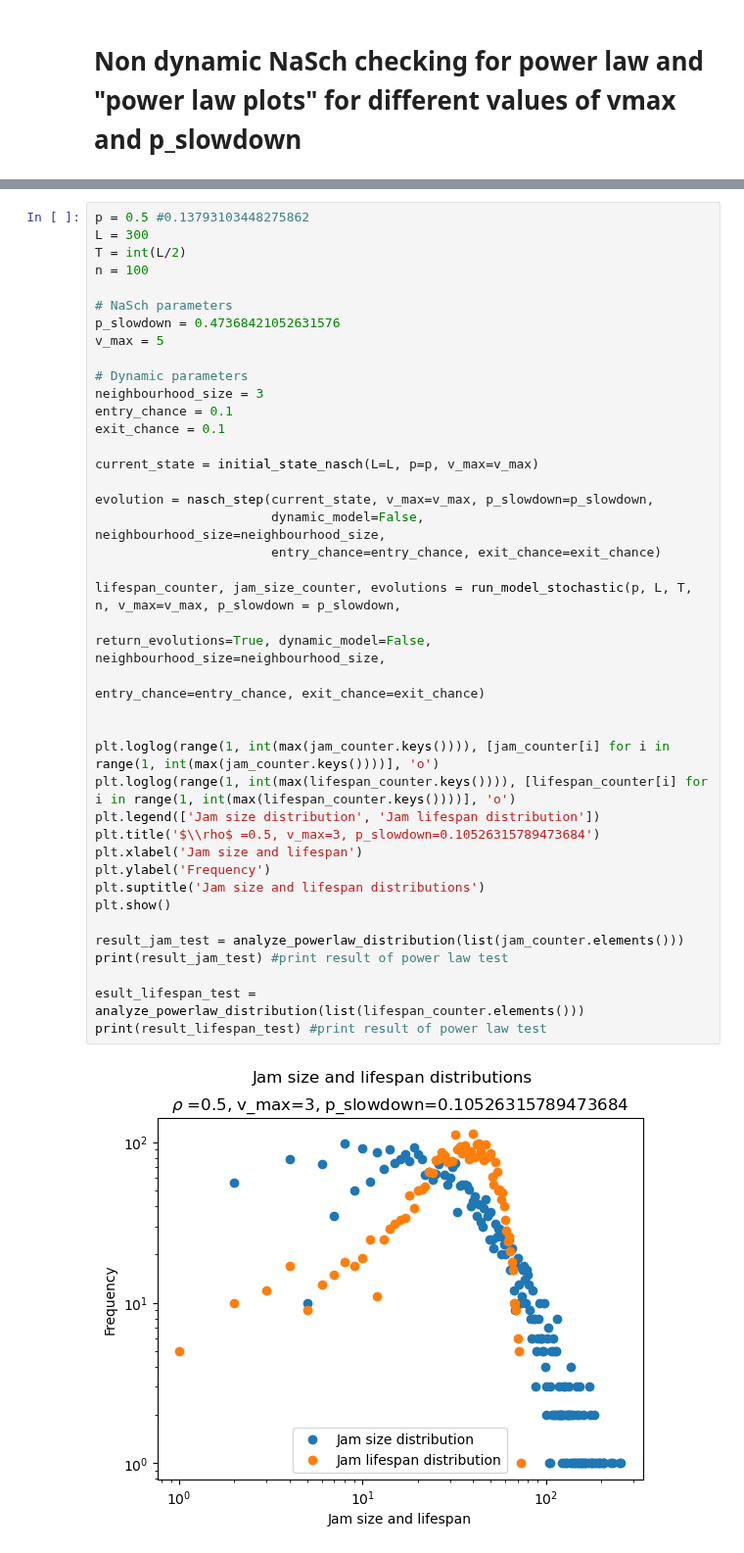
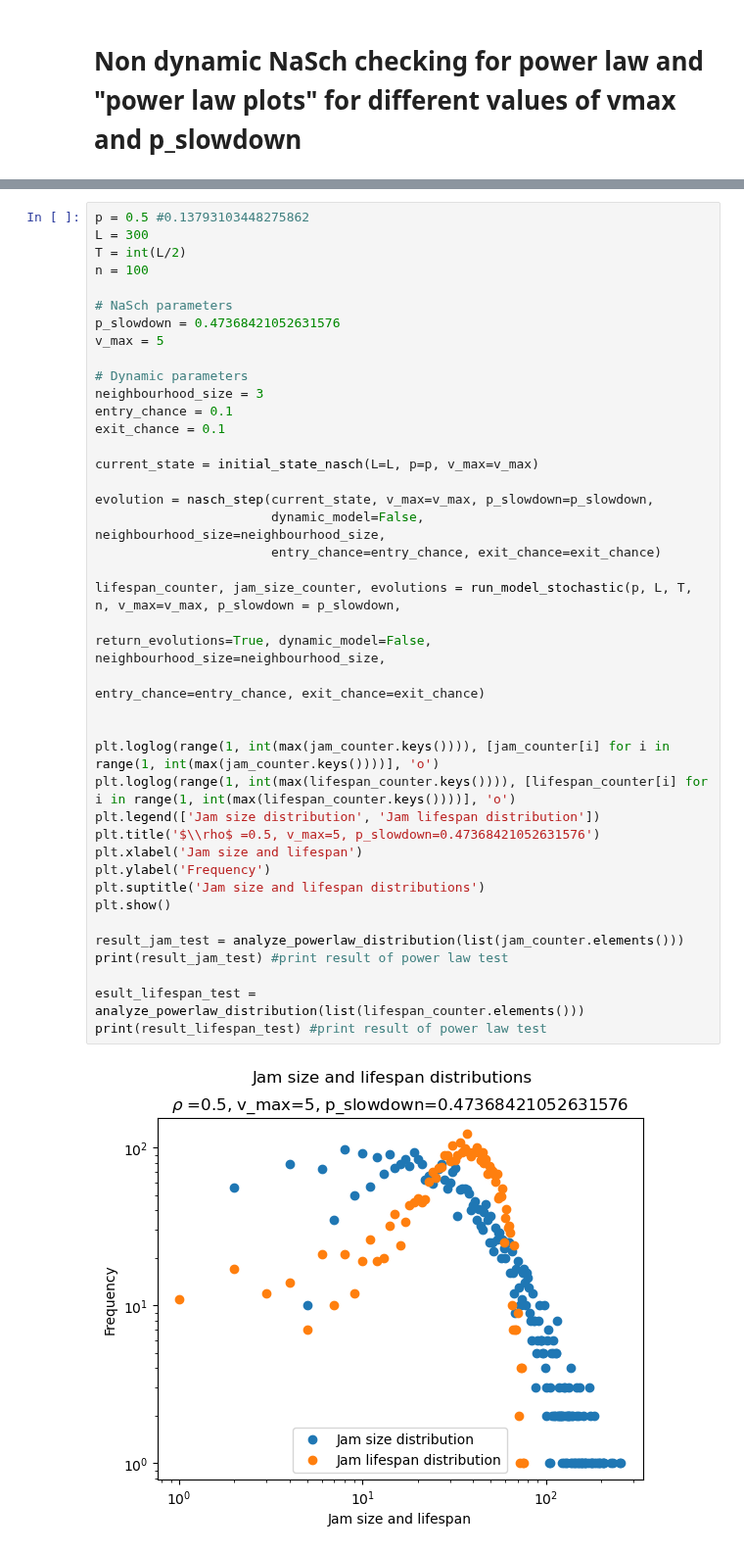
Before and after one commit to ThomasTenDamme/CSS-Group1, a Jupyter notebook: caros_notebook.ipynb, the cells around one changed output, grey strips where cells are left out. Shown at 98% size. Cells and saved outputs as stored; diff of their text form.

```diff
--- a/caros_notebook.ipynb
+++ b/caros_notebook.ipynb
@@ -314,35 +314,35 @@ v_max = 5
 # Dynamic parameters
 neighbourhood_size = 3
 entry_chance = 0.1
 exit_chance = 0.1
 
 current_state = initial_state_nasch(L=L, p=p, v_max=v_max)
 
 evolution = nasch_step(current_state, v_max=v_max, p_slowdown=p_slowdown,
                        dynamic_model=False, neighbourhood_size=neighbourhood_size,
                        entry_chance=entry_chance, exit_chance=exit_chance)
 
 lifespan_counter, jam_size_counter, evolutions = run_model_stochastic(p, L, T, n, v_max=v_max, p_slowdown = p_slowdown,
                                                                       return_evolutions=True, dynamic_model=False, neighbourhood_size=neighbourhood_size,
                                                                       entry_chance=entry_chance, exit_chance=exit_chance)
 
 
 plt.loglog(range(1, int(max(jam_counter.keys()))), [jam_counter[i] for i in range(1, int(max(jam_counter.keys())))], 'o')
 plt.loglog(range(1, int(max(lifespan_counter.keys()))), [lifespan_counter[i] for i in range(1, int(max(lifespan_counter.keys())))], 'o')
 plt.legend(['Jam size distribution', 'Jam lifespan distribution'])
-plt.title('$\\rho$ =0.5, v_max=3, p_slowdown=0.10526315789473684')
+plt.title('$\\rho$ =0.5, v_max=5, p_slowdown=0.47368421052631576')
 plt.xlabel('Jam size and lifespan')
 plt.ylabel('Frequency')
 plt.suptitle('Jam size and lifespan distributions')
 plt.show()
 
 result_jam_test = analyze_powerlaw_distribution(list(jam_counter.elements()))
 print(result_jam_test) #print result of power law test
 
 esult_lifespan_test = analyze_powerlaw_distribution(list(lifespan_counter.elements()))
 print(result_lifespan_test) #print result of power law test
 # %% [output]
-[figure, old version]
+[figure, new version]
 Calculating best minimal value for power law fit
 Power-law distribution
 Calculating best minimal value for power law fit
```
Also changed, not shown: parts of 1 cell of this notebook.
